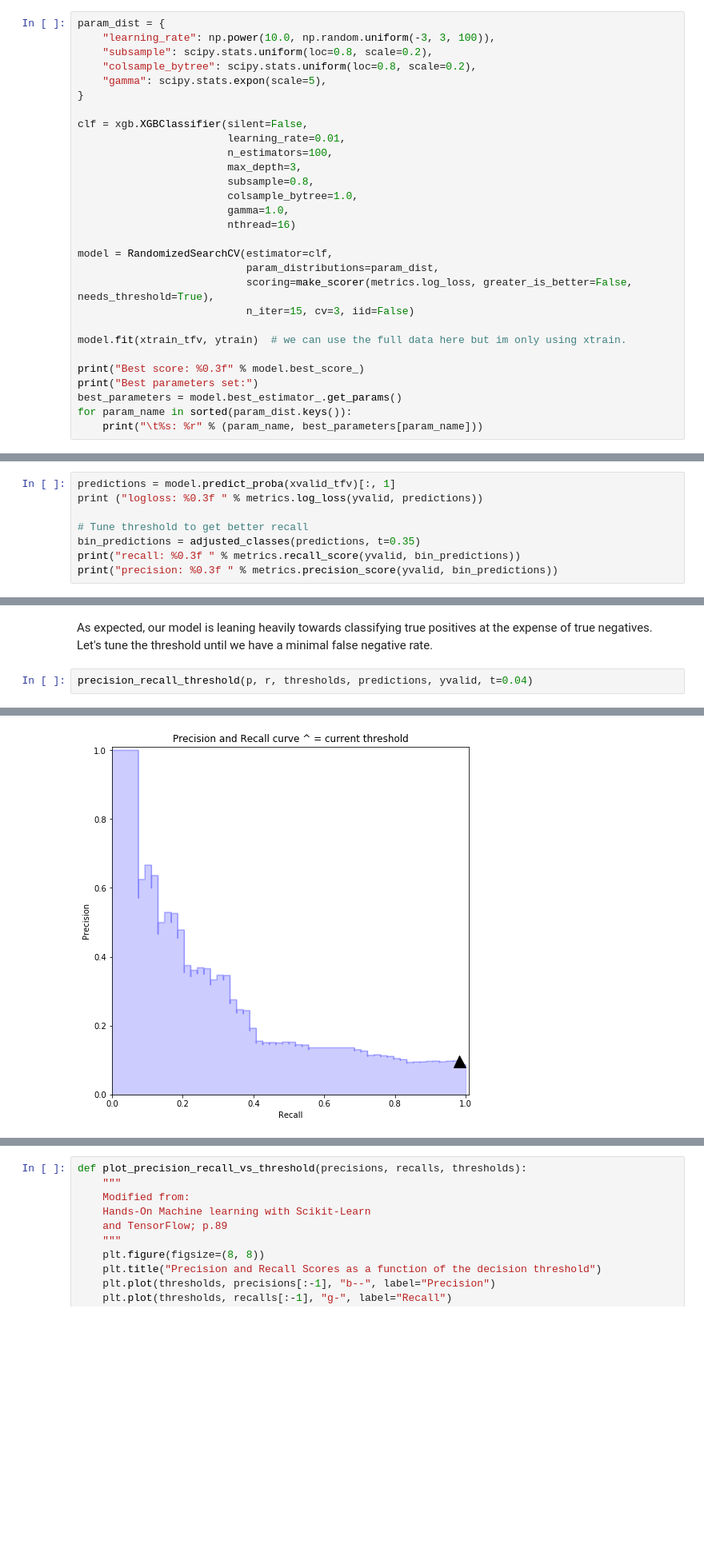
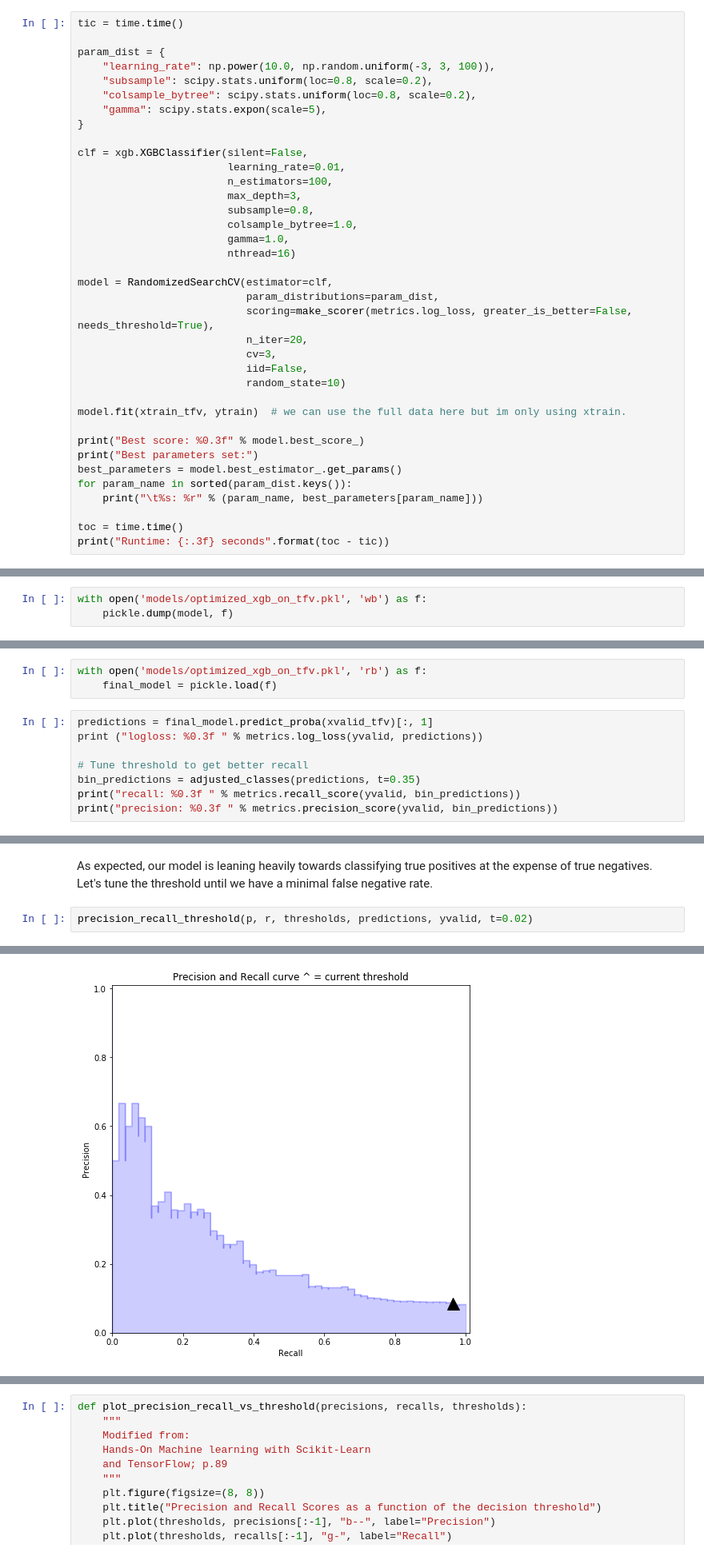
Before and after one commit to austinkeller/proteomics-nlp-exploration, a Jupyter notebook: notebook.ipynb, the cells around one changed output, grey strips where cells are left out. Shown: that part at 80% size. Cells and saved outputs as stored; diff of their text form; blank space fills up the shorter version.

Commit message:
reorganize project. Update to cache final model. Use seed for reproducible final model

```diff
--- a/notebook.ipynb
+++ b/notebook.ipynb
@@ -944,6 +949,8 @@ Runtime: 0.446 seconds
 # %% [markdown]
 Now we'll run a randomized search over our remaining parameters
 # %%
+tic = time.time()
+
 param_dist = {
     "learning_rate": np.power(10.0, np.random.uniform(-3, 3, 100)),
     "subsample": scipy.stats.uniform(loc=0.8, scale=0.2),
@@ -963,7 +970,10 @@ clf = xgb.XGBClassifier(silent=False,
 model = RandomizedSearchCV(estimator=clf,
                            param_distributions=param_dist,
                            scoring=make_scorer(metrics.log_loss, greater_is_better=False, needs_threshold=True),
-                           n_iter=15, cv=3, iid=False)
+                           n_iter=20,
+                           cv=3,
+                           iid=False,
+                           random_state=10)
 
 model.fit(xtrain_tfv, ytrain)  # we can use the full data here but im only using xtrain.
 
@@ -972,4 +982,7 @@ print("Best parameters set:")
 best_parameters = model.best_estimator_.get_params()
 for param_name in sorted(param_dist.keys()):
     print("\t%s: %r" % (param_name, best_parameters[param_name]))
+
+toc = time.time()
+print("Runtime: {:.3f} seconds".format(toc - tic))
 # %% [output]
@@ -982,9 +996,15 @@ Best parameters set:
+# %%
+with open('models/optimized_xgb_on_tfv.pkl', 'wb') as f:
+    pickle.dump(model, f)
 # %% [markdown]
 ### Model evaluation
 
 The logistic loss provides a reasonable score to optimize on for a first pass, but we need to look at other metrics and think about what properties are important for us in the practical application of our model. In our proposed use case, we want to split our processing pipeline between datasets that can be safely evaluated using a single FASTA database, and those that need closer inspection. This means that we want a low false negative rate so that multi-species data isn't passed to the single-species pipeline. However, our training data is heavily skewed toward single-species examples, meaning that our model will likely be biased toward reporting negatives (i.e. single species classifications) and will thus be biased towards a high false negative rate. For this reason we'll want to look at precision and recall scores in order to tune our discriminator threshold towards a more acceptable false negative rate.
+# %%
+with open('models/optimized_xgb_on_tfv.pkl', 'rb') as f:
+    final_model = pickle.load(f)
 # %%
-predictions = model.predict_proba(xvalid_tfv)[:, 1]
+predictions = final_model.predict_proba(xvalid_tfv)[:, 1]
 print ("logloss: %0.3f " % metrics.log_loss(yvalid, predictions))
 
 # Tune threshold to get better recall
@@ -1041,6 +1061,6 @@ pos        50         4
 # %% [markdown]
 As expected, our model is leaning heavily towards classifying true positives at the expense of true negatives. Let's tune the threshold until we have a minimal false negative rate.
 # %%
-precision_recall_threshold(p, r, thresholds, predictions, yvalid, t=0.04)
+precision_recall_threshold(p, r, thresholds, predictions, yvalid, t=0.02)
 # %% [output]
      pred_neg  pred_pos
@@ -1049,2 +1069,2 @@ pos         1        53
-[figure, old version]
+[figure, new version]
 # %% [markdown]
```
Also changed, not shown: parts of 30 cells of this notebook, 14 other files.
